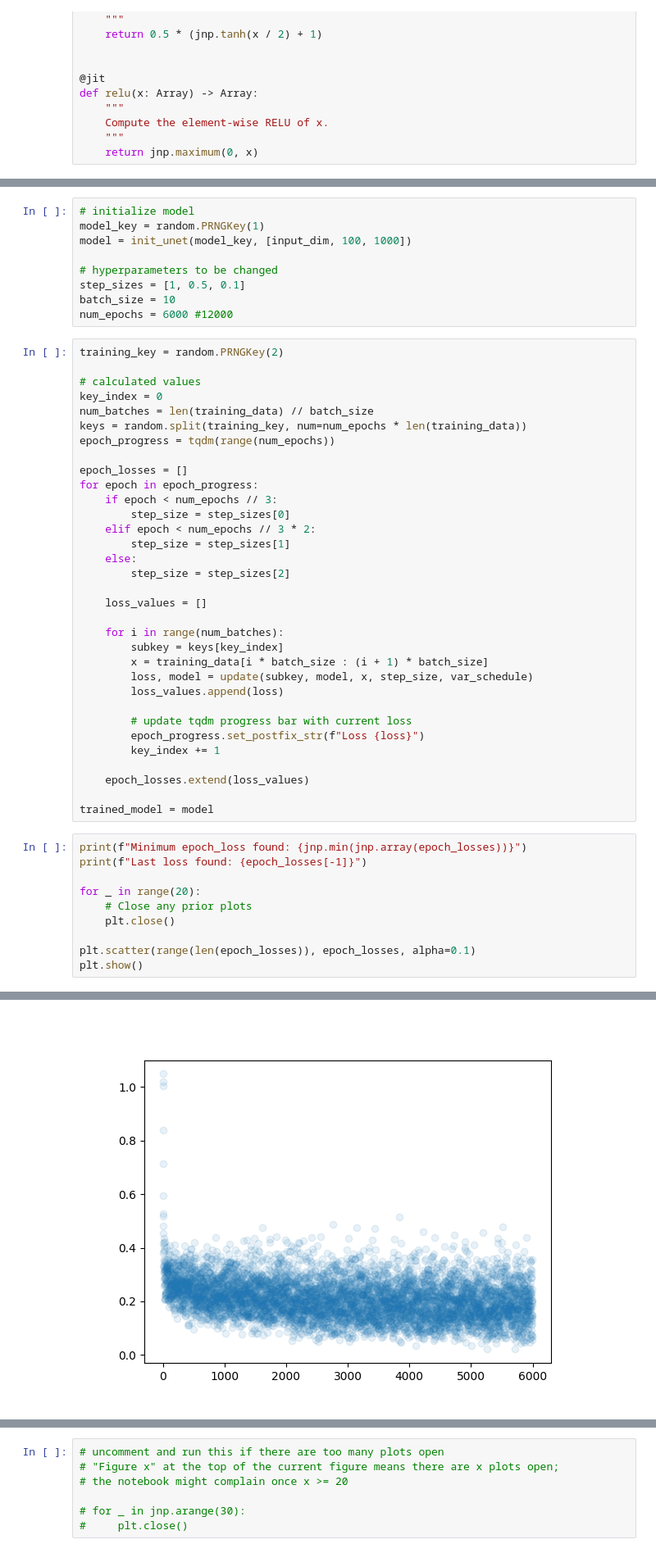
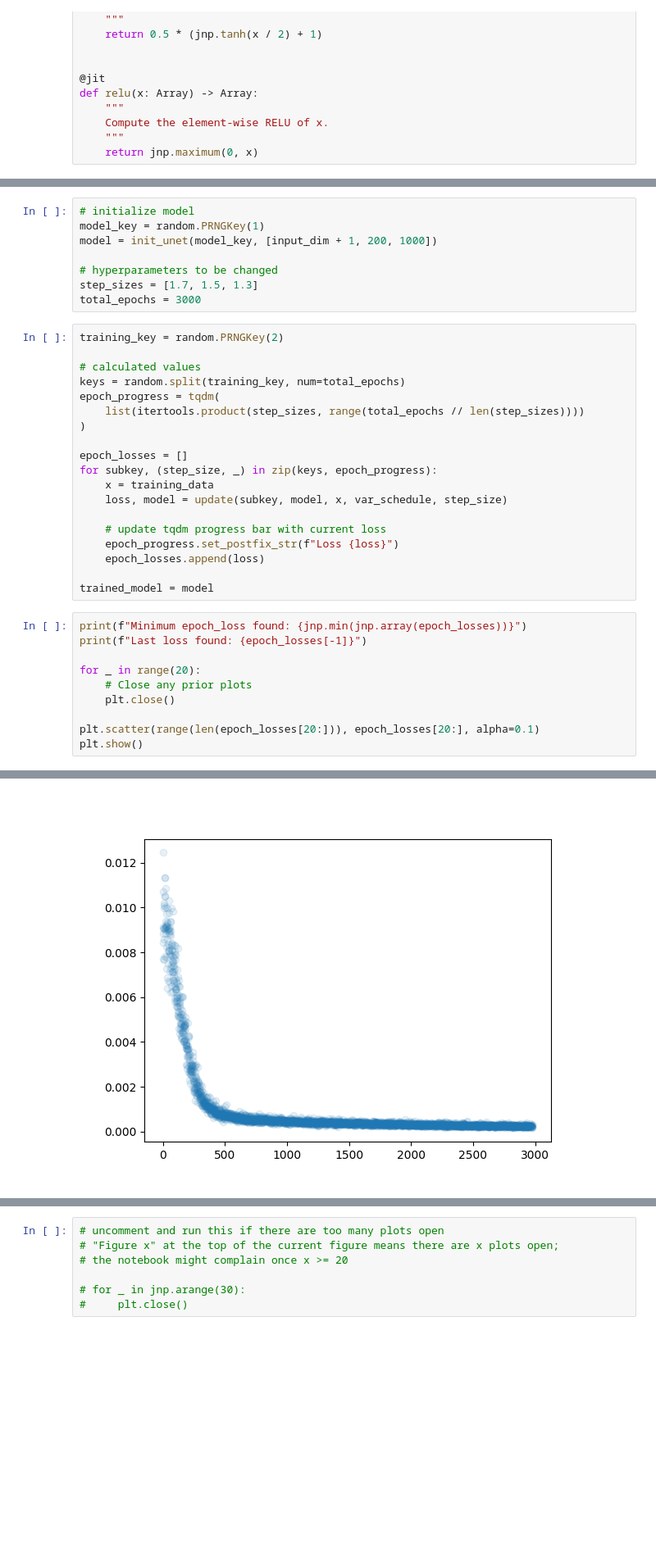
Before and after one commit to curiousdragon/denoising-diffusion-jax, a Jupyter notebook: denoising.ipynb, the cells around one changed output, grey strips where cells are left out. Shown at 82% size. Saved outputs shown, nothing was run; the diff lists cells and outputs as text; blank space fills up the shorter version.

```diff
--- a/denoising.ipynb
+++ b/denoising.ipynb
@@ -254,43 +267,28 @@ print(training_data.shape)
 # %%
 # initialize model
 model_key = random.PRNGKey(1)
-model = init_unet(model_key, [input_dim, 100, 1000])
+model = init_unet(model_key, [input_dim + 1, 200, 1000])
 
 # hyperparameters to be changed
-step_sizes = [1, 0.5, 0.1]
-batch_size = 10
-num_epochs = 6000 #12000
+step_sizes = [1.7, 1.5, 1.3]
+total_epochs = 3000
 # %%
 training_key = random.PRNGKey(2)
 
 # calculated values
-key_index = 0
-num_batches = len(training_data) // batch_size
-keys = random.split(training_key, num=num_epochs * len(training_data))
-epoch_progress = tqdm(range(num_epochs))
+keys = random.split(training_key, num=total_epochs)
+epoch_progress = tqdm(
+    list(itertools.product(step_sizes, range(total_epochs // len(step_sizes))))
+)
 
 epoch_losses = []
-for epoch in epoch_progress:
-    if epoch < num_epochs // 3:
-        step_size = step_sizes[0]
-    elif epoch < num_epochs // 3 * 2:
-        step_size = step_sizes[1]
-    else:
-        step_size = step_sizes[2]
+for subkey, (step_size, _) in zip(keys, epoch_progress):
+    x = training_data
+    loss, model = update(subkey, model, x, var_schedule, step_size)
 
-    loss_values = []
-
-    for i in range(num_batches):
-        subkey = keys[key_index]
-        x = training_data[i * batch_size : (i + 1) * batch_size]
-        loss, model = update(subkey, model, x, step_size, var_schedule)
-        loss_values.append(loss)
-
-        # update tqdm progress bar with current loss
-        epoch_progress.set_postfix_str(f"Loss {loss}")
-        key_index += 1
-
-    epoch_losses.extend(loss_values)
+    # update tqdm progress bar with current loss
+    epoch_progress.set_postfix_str(f"Loss {loss}")
+    epoch_losses.append(loss)
 
 trained_model = model
 # %%
@@ -301,6 +299,6 @@ for _ in range(20):
     # Close any prior plots
     plt.close()
 
-plt.scatter(range(len(epoch_losses)), epoch_losses, alpha=0.1)
+plt.scatter(range(len(epoch_losses[20:])), epoch_losses[20:], alpha=0.1)
 plt.show()
 # %% [output]
@@ -309 +307 @@ Last loss found: 0.07202740758657455
-[figure, old version]
+[figure, new version]
```
Also changed, not shown: parts of 19 cells of this notebook, 1 other file.
